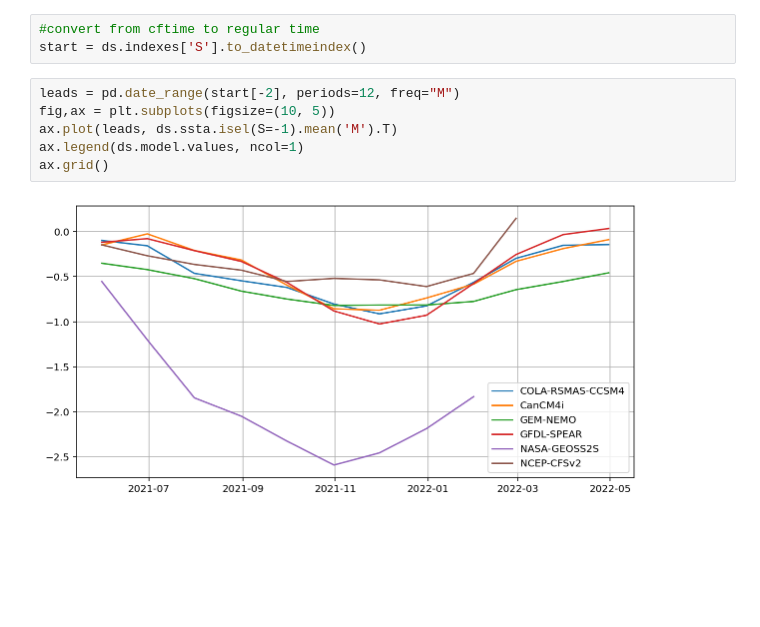
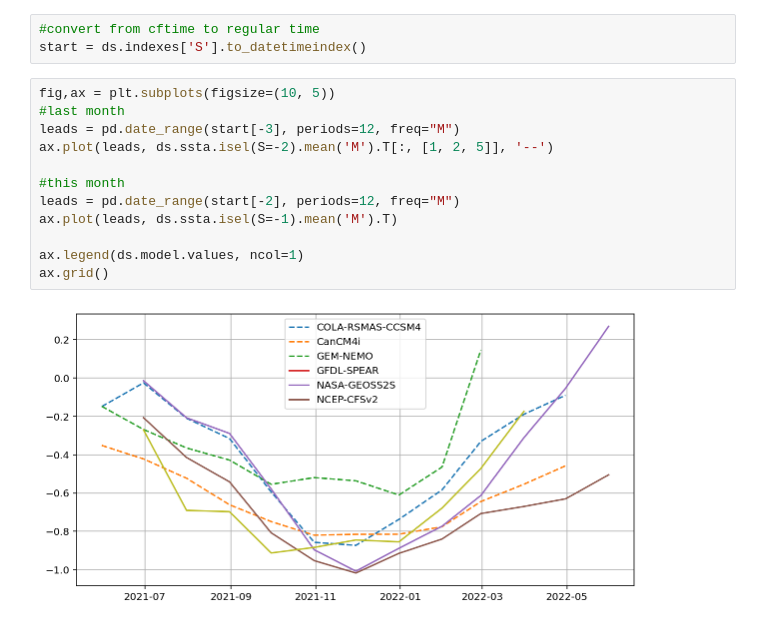
Before and after one commit to mktippett/NMME, a Jupyter notebook: n34.ipynb, the cells around one changed output. Drawn from its saved outputs; the diff is of its cells as text; blank space fills up the shorter version.

Commit message:
Jul 2 plot

```diff
--- a/n34.ipynb
+++ b/n34.ipynb
@@ -426,10 +426,16 @@ print(ds.S[-1].values)
 #convert from cftime to regular time
 start = ds.indexes['S'].to_datetimeindex()
 # %%
+fig,ax = plt.subplots(figsize=(10, 5))
+#last month
+leads = pd.date_range(start[-3], periods=12, freq="M")
+ax.plot(leads, ds.ssta.isel(S=-2).mean('M').T[:, [1, 2, 5]], '--')
+
+#this month
 leads = pd.date_range(start[-2], periods=12, freq="M")
-fig,ax = plt.subplots(figsize=(10, 5))
 ax.plot(leads, ds.ssta.isel(S=-1).mean('M').T)
+
 ax.legend(ds.model.values, ncol=1)
 ax.grid()
 # %% [output]
-[figure, old version]
+[figure, new version]
```
Also changed, not shown: parts of 5 cells of this notebook.
